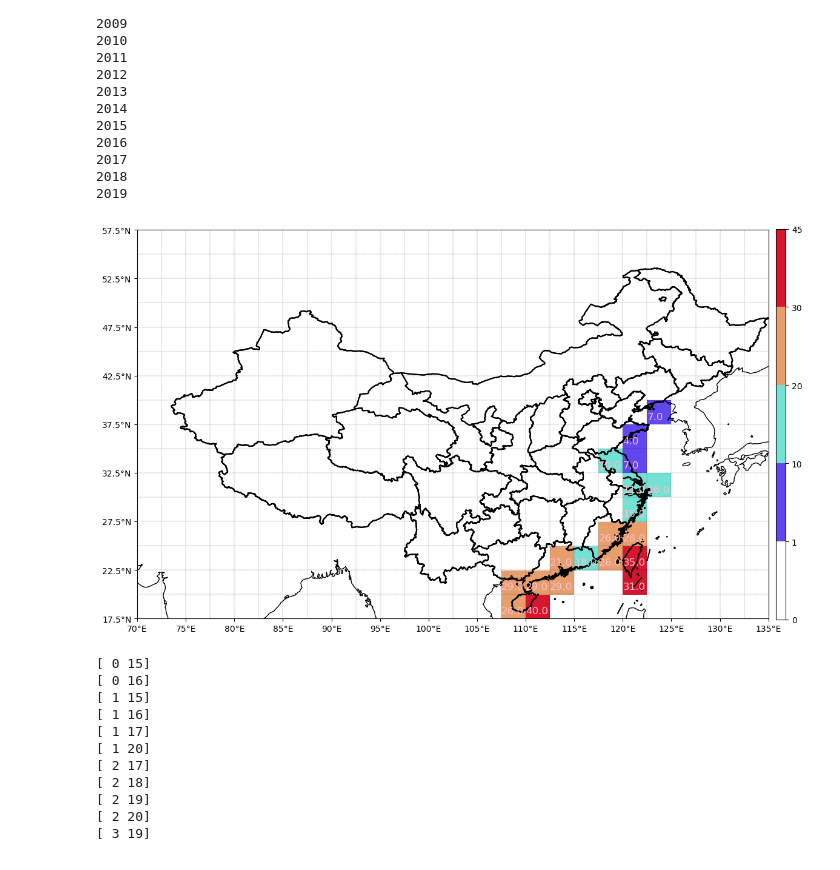
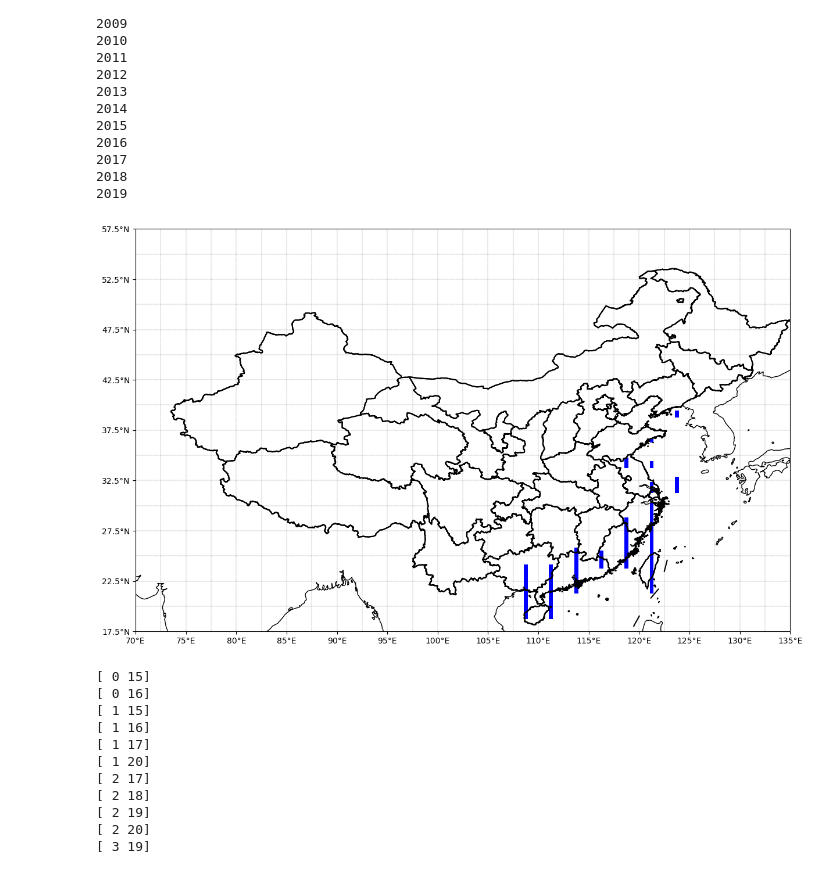
Before and after one commit to linbuer233/MyPythonPractice, a Jupyter notebook: 台风相关绘图/tyDenglu_CPlot.ipynb, the cells around one changed output. Cells and saved outputs as stored; diff of their text form; code cells hidden in the pictures.

```diff
--- a/台风相关绘图/tyDenglu_CPlot.ipynb
+++ b/台风相关绘图/tyDenglu_CPlot.ipynb
@@ -137,41 +137,49 @@ draw_maps(get_adm_maps(level='省'))
 # for i,j in zip(colors,provincelist):
 #     GX=get_adm_maps(province=j,only_polygon=True)
 #     ax.add_geometries(GX,crs=ccrs.PlateCarree(),facecolor=i)
+
 # 坐标轴
 ## 标注坐标轴
 ax.set_extent(box1,crs=ccrs.PlateCarree())
 ax.set_xticks(np.arange(box1[0], box1[1] + 5, 5), crs=ccrs.PlateCarree())
 ax.set_yticks(np.arange(box1[2], box1[3] + 5, 5), crs=ccrs.PlateCarree())
 ## 经纬度格式，把0经度设置不加E和W
 lon_formatter = LongitudeFormatter(zero_direction_label=False)
 lat_formatter = LatitudeFormatter()
 ax.gridlines(xlocs=np.arange(box1[0], box1[1] + 2.5, 2.5), ylocs=np.arange(box1[2], box1[3] + 2.5, 2.5), linestyle=':', linewidth=0.3, x_inline=False, y_inline=False, color='k')
 ax.xaxis.set_major_formatter(lon_formatter)
 ax.yaxis.set_major_formatter(lat_formatter)
+
 # # 南海子图
 # ax2 = fig.add_axes([0.76, 0.08, 0.1, 0.3], projection=ccrs.PlateCarree())
 # ax2.coastlines('50m')
 # ax2.set_extent(box2, crs=ccrs.PlateCarree())
 # draw_maps(get_adm_maps(level='国'))
 # draw_maps(get_adm_maps(level='省'))
 # for i,j in zip(lonlist,latlist):
 #     plt.text(i,j,'+',color='r',transform=ccrs.PlateCarree())
+
 from matplotlib.colors import ListedColormap
 from matplotlib.colors import BoundaryNorm
+"""
 newcmap=ListedColormap(['white','#6147f0','#73e1d4','#e69e6c','#d8152f'],name='from_list')
 colorbar=ax.pcolor(np.arange(71.25,136.25,2.5),np.arange(18.75,58.75,2.5),dengluarray,norm=BoundaryNorm(boundaries=[0,1,10,20,30,45],ncolors=5),cmap=newcmap,transform=ccrs.PlateCarree())
 cb=plt.colorbar(colorbar,shrink=0.93,aspect=40,pad=0.01)
+"""
 # 方格内加上数字
 for i in np.argwhere(dengluarray>0):
-    plt.text(i[1]*2.5+70,i[0]*2.5+18,str(int(dengluarray[i[0],i[1]])),color='pink',size=12,transform=ccrs.PlateCarree())
+    # plt.text(i[1]*2.5+70,i[0]*2.5+18,str(int(dengluarray[i[0],i[1]])),color='pink',size=12,transform=ccrs.PlateCarree())
+    ax.bar(x=i[1]*2.5+71.25,y=i[0]*2.5+18.75,height=int(dengluarray[i[0],i[1]])/10,width=0.4,color='b',transform=ccrs.PlateCarree())
+
 # cb.set_ticks([0,2,4,6,8,10])
 # cb.set_ticklabels(('0','2','4','6','8','10'))
 # for i,j in zip(['#74E3DD','#ACBF67','#43668B','#C810C5','#07078F'],['广西壮族自治区','广东省','海南省','台湾省','福建省']):
 #     GX=get_adm_maps(province=j,only_polygon=True)
 #     ax2.add_geometries(GX,crs=ccrs.PlateCarree(),facecolor=i)
+
 plt.savefig('TydengluPlot.png',dpi=500)
 # %% [output]
-[figure, old version]
+[figure, new version]
 # %%
 for i in np.argwhere(dengluarray>0):
     print(i)
```
Also changed, not shown: 4 other files.
